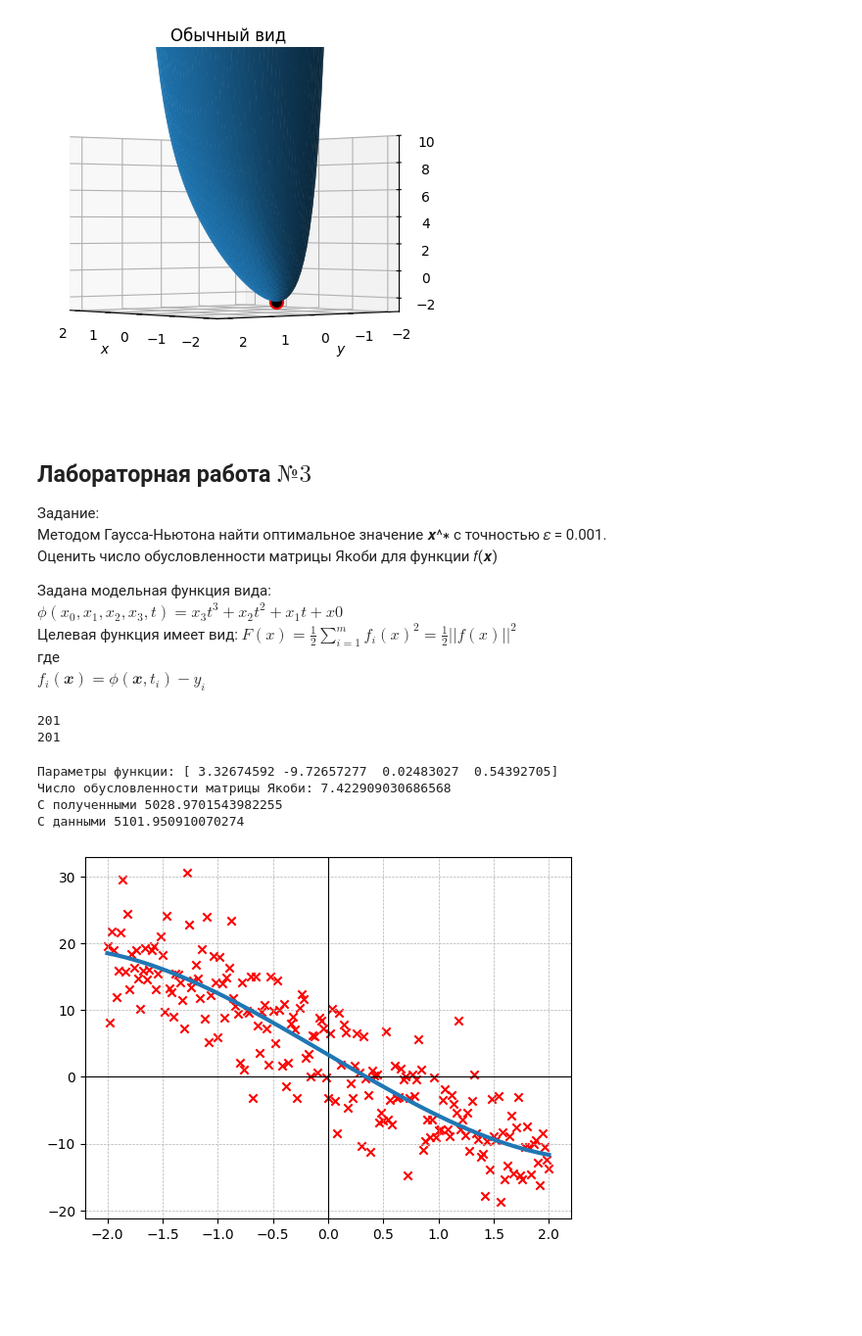
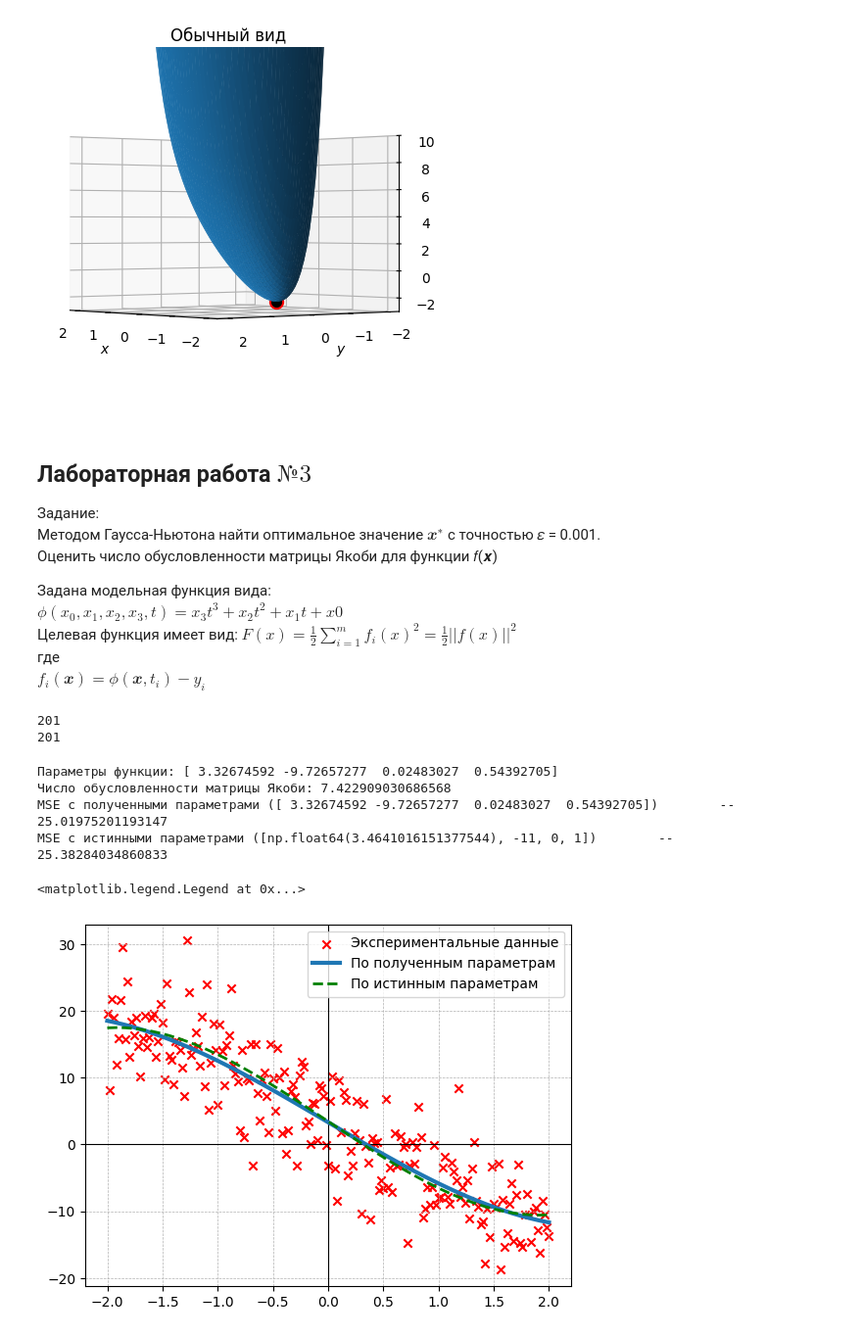
Before and after one commit to Kyushuki/optimization_methods, a Jupyter notebook: labs.ipynb, the cells around one changed output. Shown at 98% size. Drawn from its saved outputs; the diff is of its cells as text; code cells hidden in the pictures; blank space fills up the shorter version.

Commit message:
Формальности в 3 лабораторной
Посчитал среднюю квадратичную ошибку (MSE) с истинными и полученными параметрами и пояснил где что. По истинным параметрам вывел функцию ещё

```diff
--- a/labs.ipynb
+++ b/labs.ipynb
@@ -262,7 +262,7 @@ plot3D(f_xy ,ax,x,y,'Обычный вид')
 # %% [markdown]
 ## Лабораторная работа $№3$
 Задание:
-Методом Гаусса-Ньютона найти оптимальное значение 𝒙^∗ с точностью 𝜀 = 0.001.
+Методом Гаусса-Ньютона найти оптимальное значение $𝒙^∗$ с точностью 𝜀 = 0.001.
 Оценить число обусловленности матрицы Якоби для функции 𝑓(𝒙)
 
 Задана модельная функция вида:
@@ -311,28 +311,33 @@ def gauss_newton(x0,eps):
 # %%
 plt.axvline(0, color='black', linewidth='0.8')
 plt.axhline(0, color='black', linewidth='0.8')
 plt.grid(True, linestyle='--',linewidth='0.5')
-plt.scatter(t,y, color='red',marker='x')
+plt.scatter(t,y, color='red',marker='x', label='Экспериментальные данные')
 xx = gauss_newton(x_st,epsilon)
 tt = np.linspace(min(t),max(t))
-plt.plot(tt,fi(xx,tt),lw='3')
+plt.plot(tt,fi(xx,tt),lw='3', label='По полученным параметрам')
+
 print(f"Параметры функции: {xx}")
 cond_J = np.linalg.cond(j)
 print(f"Число обусловленности матрицы Якоби: {cond_J}")
 
 phi = fi(xx,t)
 r = phi - y
 
-s = np.sum(r**2)
-print(f"С полученными {s}")
-phi = fi([2*np.sqrt(3),-11,0,1],t)
+s = np.sum(r**2)/len(t)
+print(f"MSE с полученными параметрами ({xx}) \t -- \t {s}")
+x_true = [2*np.sqrt(3),-11,0,1]
+phi = fi(x_true,t)
 r = phi - y
 
-s = np.sum(r**2)
-print(f"С данными {s}")
+s = np.sum(r**2)/len(t)
+print(f"MSE с истинными параметрами ({x_true}) \t -- \t {s}")
+plt.plot(tt,fi(x_true,tt),lw='2', linestyle='--', color='green', label='По истинным параметрам')
+plt.legend()
 # %% [output]
 Параметры функции: [ 3.32674592 -9.72657277  0.02483027  0.54392705]
 Число обусловленности матрицы Якоби: 7.422909030686568
-С полученными 5028.9701543982255
-С данными 5101.950910070274
+MSE с полученными параметрами ([ 3.32674592 -9.72657277  0.02483027  0.54392705])        --      25.01975201193147
+MSE с истинными параметрами ([np.float64(3.4641016151377544), -11, 0, 1])        --      25.38284034860833
+<matplotlib.legend.Legend at 0x...>
-[figure, old version]
+[figure, new version]
```
